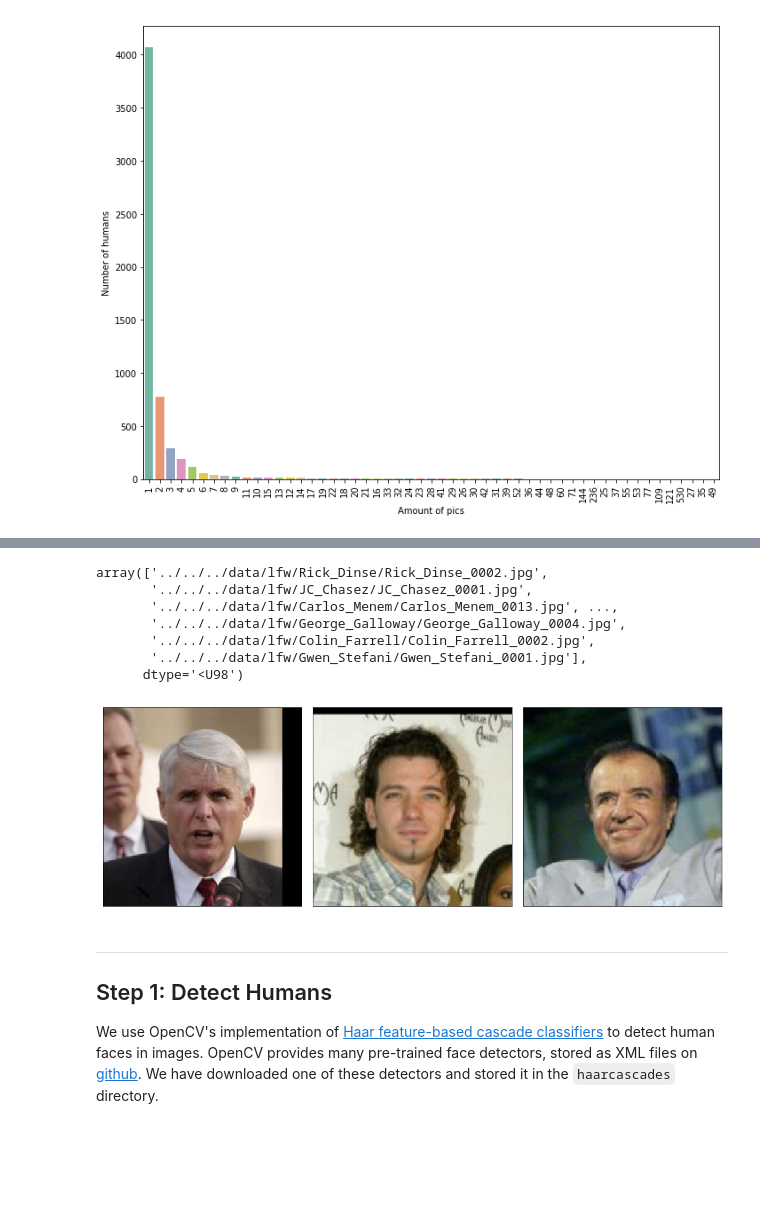
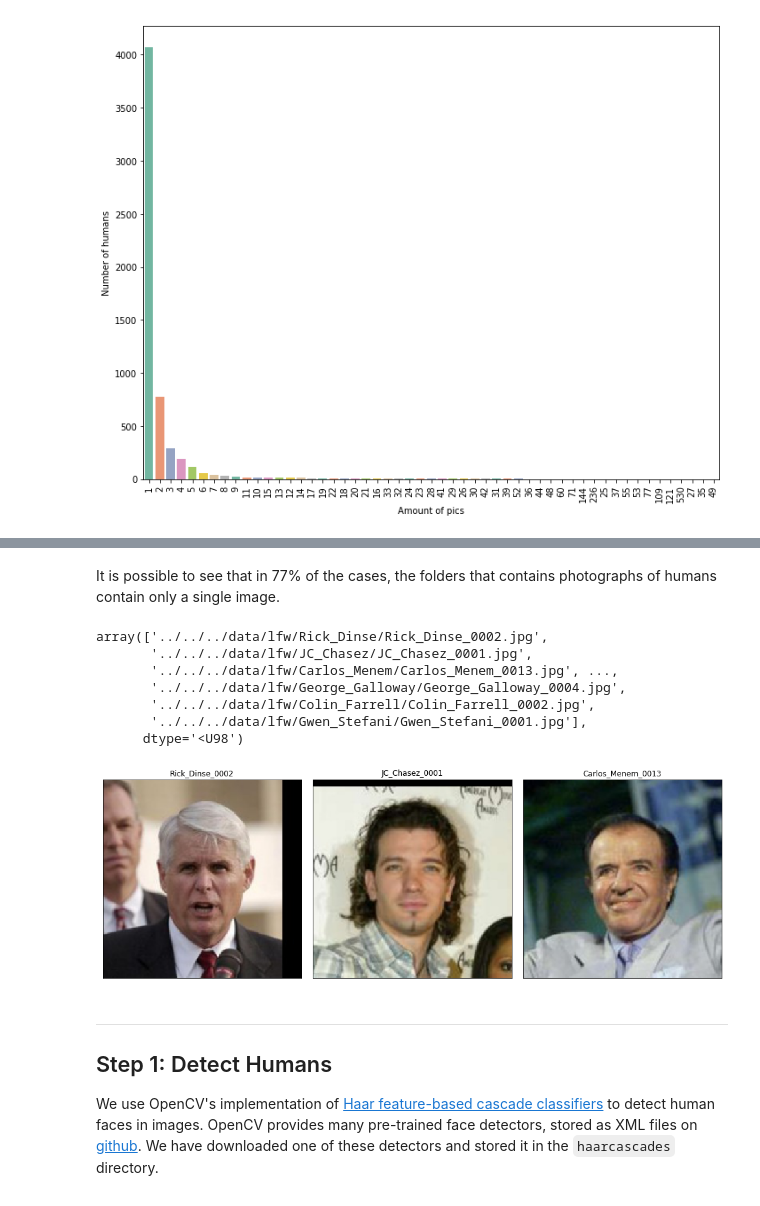
Before and after one commit to alexrop/cnn_dog_breed_classifier, a Jupyter notebook: dog_app.ipynb, the cells around one changed output, grey strips where cells are left out. Cells and saved outputs as stored; diff of their text form; code cells hidden in the pictures; blank space fills up the shorter version.

Commit message:
Notebook changes + models + images

```diff
--- a/dog_app.ipynb
+++ b/dog_app.ipynb
@@ -74,6 +74,9 @@ warnings.simplefilter('ignore')
 
 # define function to load train, test, and validation datasets
 def load_dataset(path):
+    '''
+    Function that uses a path to generate datasets of dog_files and dog_targets. This will be the basis for starting this project
+    '''
     data = load_files(path)
     dog_files = np.array(data['filenames'])
     dog_targets = np_utils.to_categorical(np.array(data['target']), 133)
@@ -274,7 +278,7 @@ import cv2
 fig, axes = plt.subplots(1, 3, figsize = (14, 10))
 for i, ax in enumerate(axes.flatten()):
     # read
-    img = cv2.imread(human_files[i])
+    img = cv2.imread(train_files[i])
     # change color format from BGR to RGB
     img = cv2.cvtColor(img, cv2.COLOR_BGR2RGB)
     # resize
@@ -409,3 +456,5 @@ plt.show()
+# %% [markdown]
+It is possible to see that in 77% of the cases, the folders that contains photographs of humans contain only a single image.
 # %%
 human_files
 # %% [output]
@@ -419,22 +468,27 @@ array(['../../../data/lfw/Rick_Dinse/Rick_Dinse_0002.jpg',
 # %%
 # Getting a preview of the human pics from the data
 import cv2
 fig, axes = plt.subplots(1, 3, figsize = (14, 10))
 for i, ax in enumerate(axes.flatten()):
     # read
     img = cv2.imread(human_files[i])
     # change color format from BGR to RGB
     img = cv2.cvtColor(img, cv2.COLOR_BGR2RGB)
     # resize
     img = cv2.resize(img, (224, 224))
+
+    # get the label of the image
+    #label = np.argmax(train_targets[i], axis = -1)
+    label = human_files[i].split('/')[-1].split('.')[-2]
     # display the image
     ax.imshow(img)
-
+    # set label on the image
+    ax.set_title(label)
     ax.get_xaxis().set_visible(False)
     ax.get_yaxis().set_visible(False)
     plt.tight_layout()
 # %% [output]
-[figure, old version]
+[figure, new version]
 # %% [markdown]
 ---
 <a id='step1'></a>
```
Also changed, not shown: parts of 49 cells of this notebook, 14 other files.
